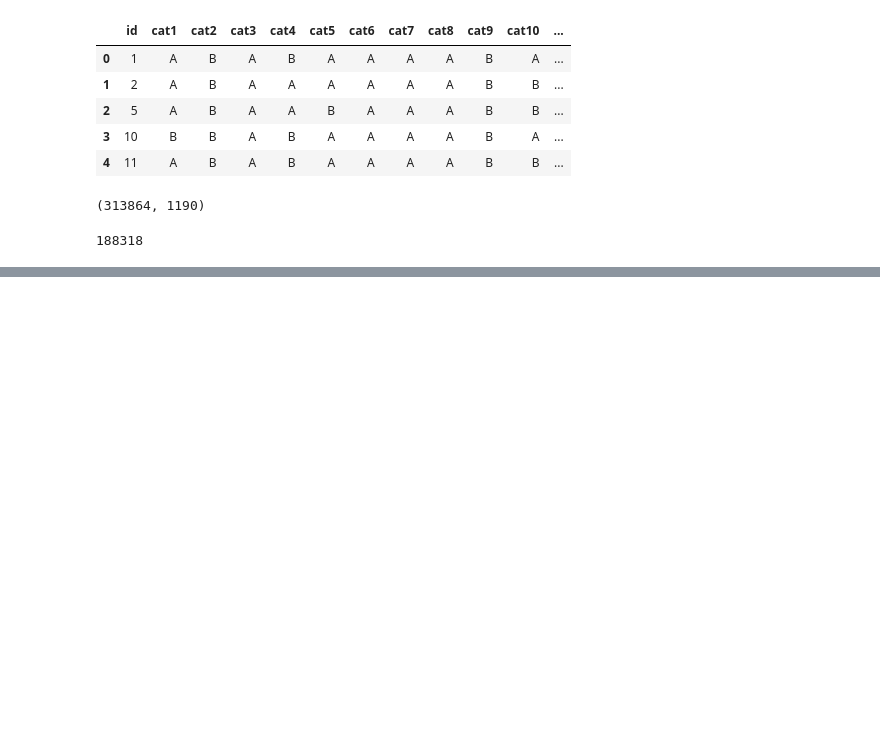
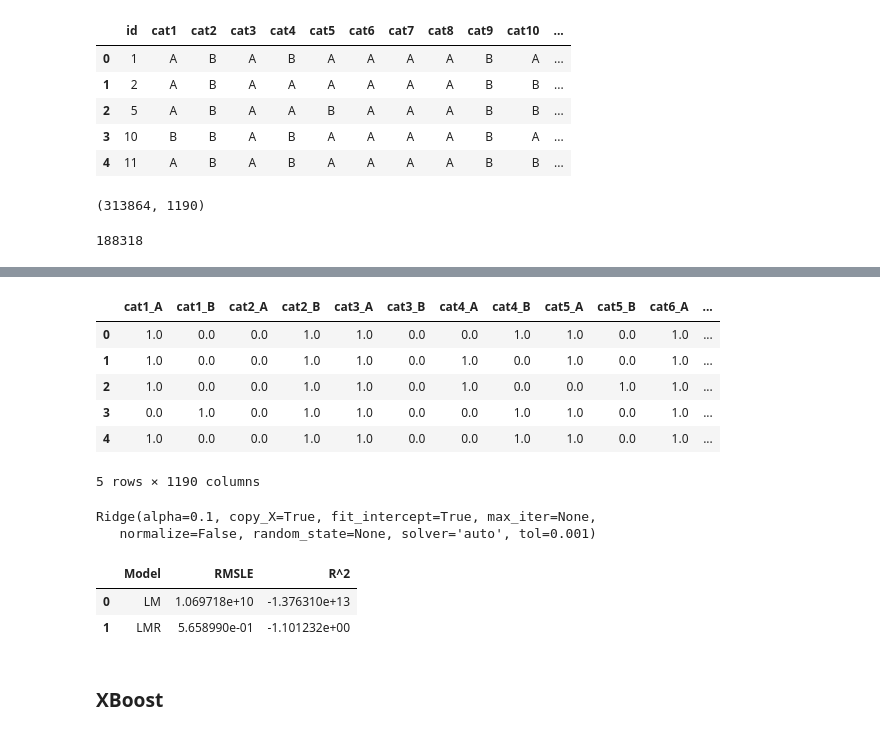
Before and after one commit to bshurick/kaggles, a Jupyter notebook: Allstate/allstate.ipynb, the cells around one changed output, grey strips where cells are left out. Saved outputs shown, nothing was run; the diff lists cells and outputs as text; code cells hidden in the pictures; blank space fills up the shorter version.

Commit message:
add first model

```diff
--- a/Allstate/allstate.ipynb
+++ b/Allstate/allstate.ipynb
@@ -80,0 +111,31 @@ modeldata.X_train.describe()
+# %%
+modeldata.X_train.head()
+# %% [output]
+|  | cat1_A | cat1_B | cat2_A | cat2_B | cat3_A | cat3_B | cat4_A | cat4_B | cat5_A | cat5_B | cat6_A | ... |
+| 0 | 1.0 | 0.0 | 0.0 | 1.0 | 1.0 | 0.0 | 0.0 | 1.0 | 1.0 | 0.0 | 1.0 | ... |
+| 1 | 1.0 | 0.0 | 0.0 | 1.0 | 1.0 | 0.0 | 1.0 | 0.0 | 1.0 | 0.0 | 1.0 | ... |
+| 2 | 1.0 | 0.0 | 0.0 | 1.0 | 1.0 | 0.0 | 1.0 | 0.0 | 0.0 | 1.0 | 1.0 | ... |
+| 3 | 0.0 | 1.0 | 0.0 | 1.0 | 1.0 | 0.0 | 0.0 | 1.0 | 1.0 | 0.0 | 1.0 | ... |
+| 4 | 1.0 | 0.0 | 0.0 | 1.0 | 1.0 | 0.0 | 0.0 | 1.0 | 1.0 | 0.0 | 1.0 | ... |
+5 rows × 1190 columns
+# %%
+lm = LinearRegression(); lmr = Ridge(alpha=0.1)
+lm.fit(modeldata.X_train, np.log(modeldata.y_train.values))
+lmr.fit(modeldata.X_train, np.log(modeldata.y_train.values))
+# %% [output]
+Ridge(alpha=0.1, copy_X=True, fit_intercept=True, max_iter=None,
+   normalize=False, random_state=None, solver='auto', tol=0.001)
+# %%
+lm_preds = lm.predict(modeldata.X_val)
+lmr_preds = lmr.predict(modeldata.X_val)
+rmsle = [np.sqrt(mean_squared_error(np.log(modeldata.y_val.values), lm_preds)),
+         np.sqrt(mean_squared_error(np.log(modeldata.y_val.values), lmr_preds))]
+r2 = [r2_score(modeldata.y_val.values, lm_preds),
+      r2_score(modeldata.y_val.values, lmr_preds)]
+pd.DataFrame({'Model':['LM','LMR'],'RMSLE':rmsle,'R^2':r2})
+# %% [output]
+|  | Model | RMSLE | R^2 |
+| 0 | LM | 1.069718e+10 | -1.376310e+13 |
+| 1 | LMR | 5.658990e-01 | -1.101232e+00 |
+# %% [markdown]
+### XBoost
```
Also changed, not shown: parts of 9 cells of this notebook.
